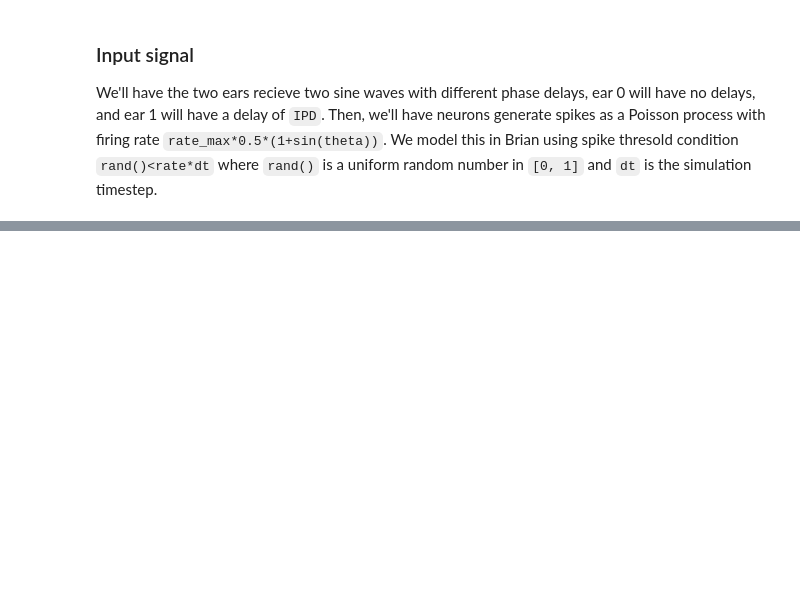
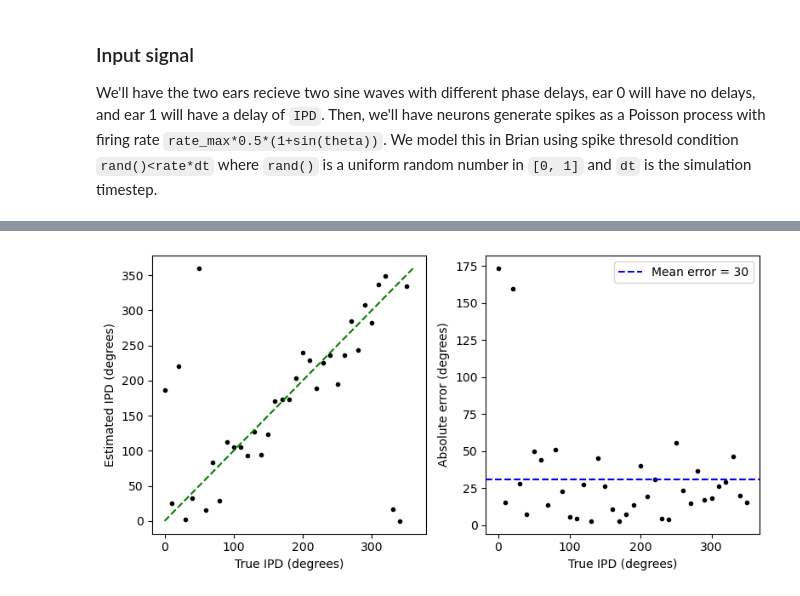
Before and after one commit to HasithaHja/Neuro-Exercieses, a Jupyter notebook: Coinsidence detection and sound localisation.ipynb, the cells around one changed output, grey strips where cells are left out. Saved outputs shown, nothing was run; the diff lists cells and outputs as text; code cells hidden in the pictures; blank space fills up the shorter version.

```diff
--- a/Coinsidence detection and sound localisation.ipynb
+++ b/Coinsidence detection and sound localisation.ipynb
@@ -113,0 +351,4 @@ interactive(children=(IntSlider(value=100, continuous_update=False, description=
+# %%
+i, t = generate_input_signal(90)
+ipd_est = localise_from_input(i, t)
+print(ipd_est)
@@ -113,0 +357,11 @@ interactive(children=(IntSlider(value=100, continuous_update=False, description=
+# %%
+def generate_and_localise(ipd, localiser):
+    i, t = generate_input_signal(ipd)
+    return localiser(i, t)
+
+def generate_results(localiser):
+    ipds = arange(0, 360, 10) * (pi/180)  # IPDs in radians
+    ipds_est = array([generate_and_localise(ipd, localiser) for ipd in ipds])
+    return ipds, ipds_est
+
+ipds, ipds_est = generate_results(localise_from_input)
@@ -113,0 +390,30 @@ interactive(children=(IntSlider(value=100, continuous_update=False, description=
+# %%
+# Mean error should be calculated in a circular fasion
+# Giving 359 degrees when answer is 0 is 1 degree not 359
+# So, compute +-360 deg and take the minimum
+def compute_errors(ipds, ipds_est):
+    ipds_est_circ = array([ipds_est, ipds_est+2*pi, ipds_est-2*pi])
+    abs_errors_circ = abs(ipds[newaxis, : ] - ipds_est_circ)
+    abs_error_deg = amin(abs_errors_circ, axis=0) * (180/pi)  # Convert to degrees
+    return abs_error_deg
+
+def plot_results(ipds, ipds_est):
+    abs_errors_deg = compute_errors(ipds, ipds_est)
+    figure(figsize=(8, 4), dpi=100)
+    subplot(121)
+    plot(ipds*180/pi, ipds_est*180/pi, '.k')
+    plot([0, 360], [0, 360], '--g')
+    xlabel('True IPD (degrees)')
+    ylabel('Estimated IPD (degrees)')
+    subplot(122)
+    plot(ipds*180/pi, abs_errors_deg, '.k')
+    mean_abs_error_deg = mean(abs_errors_deg)
+    axhline(mean_abs_error_deg, ls='--', c='b', label=f'Mean error = {int(mean_abs_error_deg)}')
+    xlabel('True IPD (degrees)')
+    ylabel('Absolute error (degrees)')
+    legend(loc='best')
+    tight_layout()
+
+plot_results(ipds, ipds_est)
+# %% [output]
+[figure, added]
```
Also changed, not shown: parts of 13 cells of this notebook, 1 other file.
